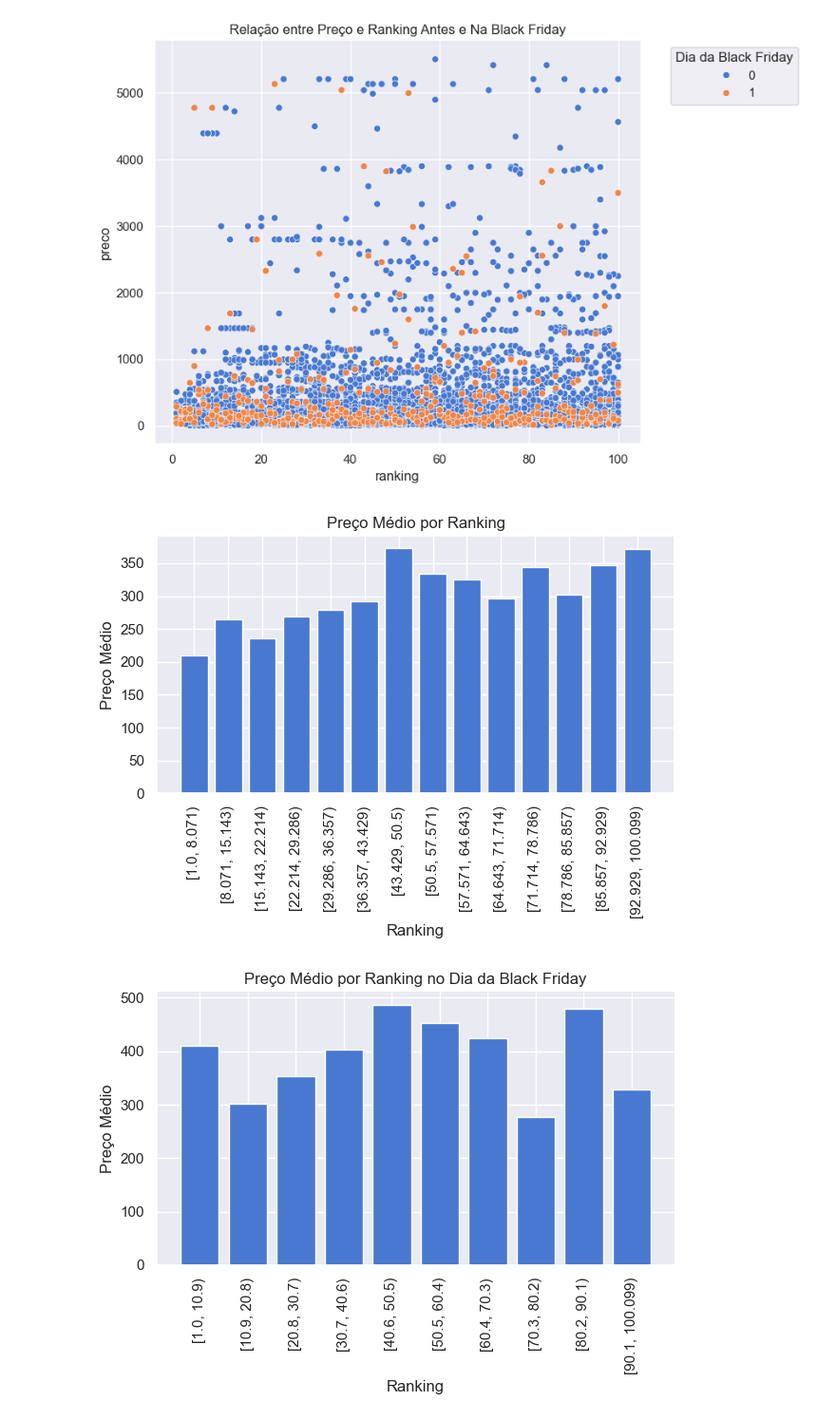
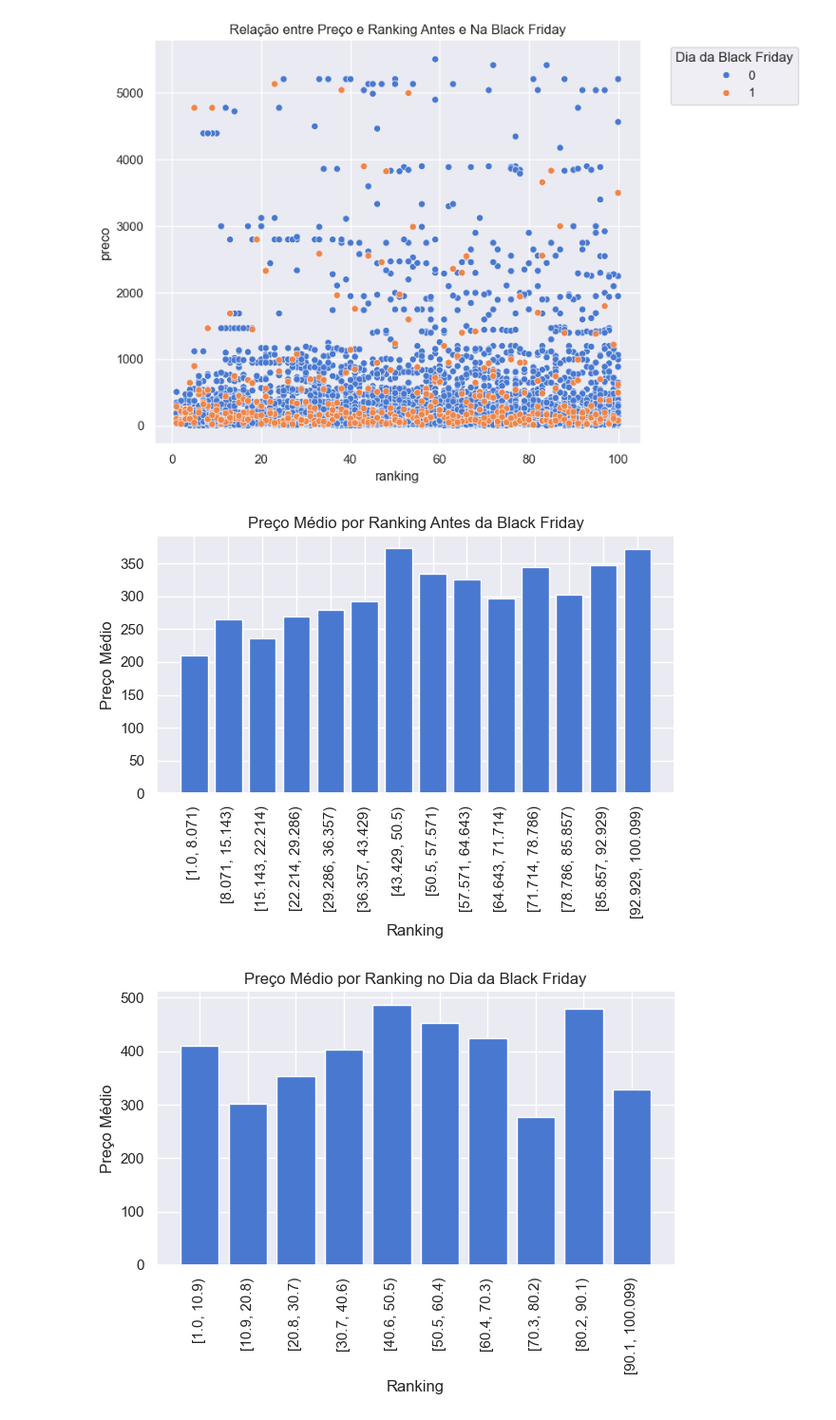
Before and after one commit to DiegowFonseca/amazon-blackfriday-analysis, a Jupyter notebook: notebooks/analysis_exploratory.ipynb, the cells around one changed output. Shown at 95% size. Drawn from its saved outputs; the diff is of its cells as text; code cells hidden in the pictures.

```diff
--- a/notebooks/analysis_exploratory.ipynb
+++ b/notebooks/analysis_exploratory.ipynb
@@ -875,27 +875,27 @@ plt.show()
 # %%
 # Preço médio por ranking dos dias anteriores a black friday
 antes_black_friday = base[base['dia_da_black_friday'] == 0]
 ranking_segmentado = segmentar_dados_numericos_categoricos(antes_black_friday, 'ranking')
 
 # Preço médio pelo dia da semana
 agrupado_ranking = ranking_segmentado.groupby(['ranking_classe'])[['preco']].mean()
 
 # Plotagem do preço médio pelo dia da semana
 ax = plt.bar(agrupado_ranking.index.astype(str), agrupado_ranking['preco'])
 
 # Ajustando título e rótulos
 plt.xlabel("Ranking")
 plt.ylabel("Preço Médio")
-plt.title("Preço Médio por Ranking")
+plt.title("Preço Médio por Ranking Antes da Black Friday")
 plt.xticks(rotation=90)
 
 # Removendo bordas superior e direita
 
 
 plt.tight_layout()
 plt.show()
 # %% [output]
-[figure, old version]
+[figure, new version]
 # %%
 # Preço médio por ranking no dia da black friday
 black = base[base['dia_da_black_friday'] == 1]
```
Also changed, not shown: 1 other file.
